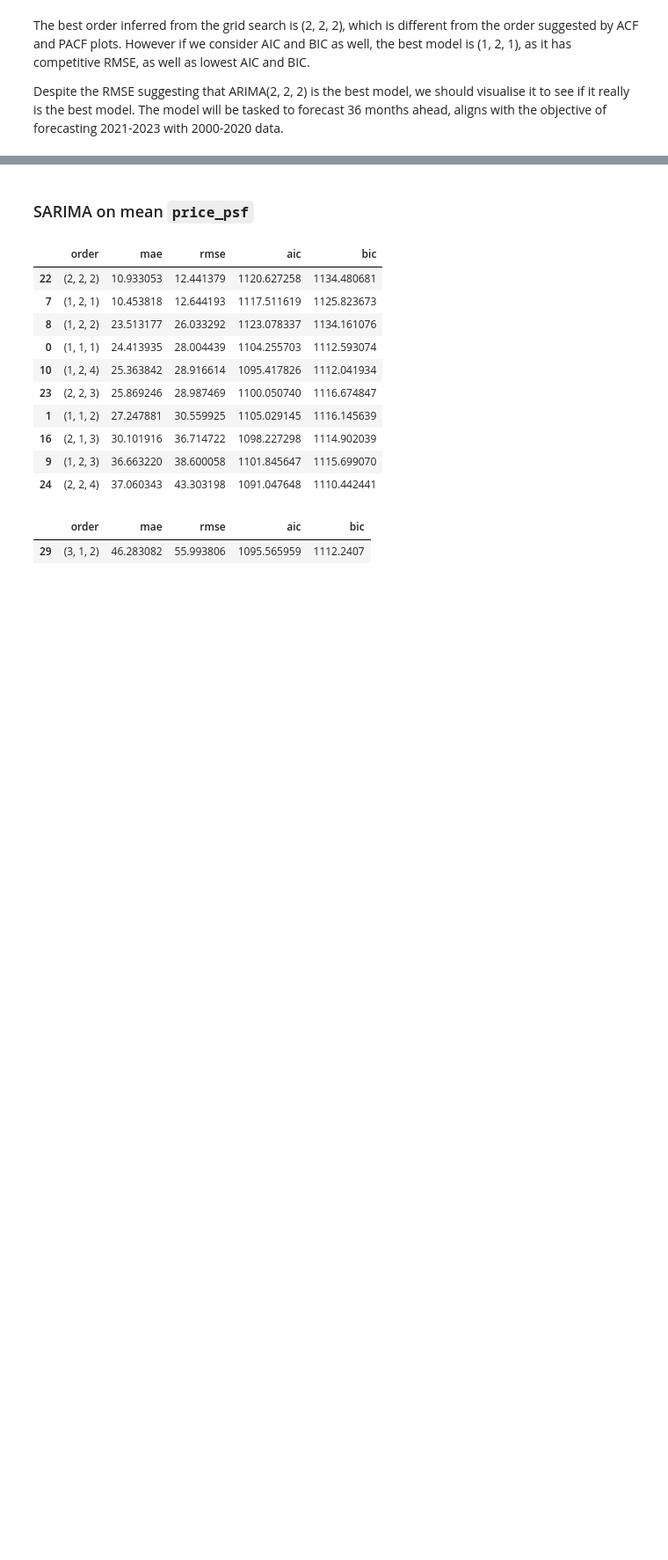
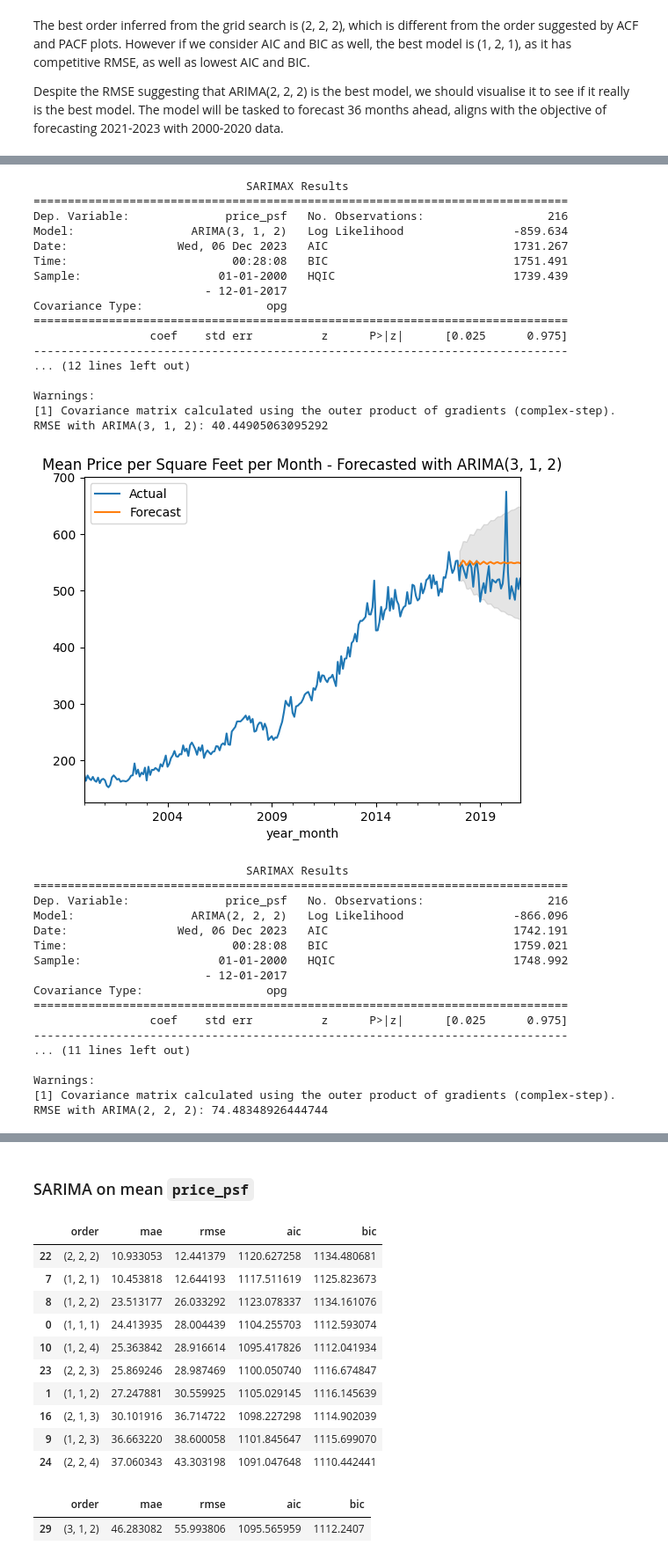
Before and after one commit to yuenherny/kl-house-price-forecasting, a Jupyter notebook: notebooks/Transactions - 06 Time Series Modelling.ipynb, the cells around one changed output, grey strips where cells are left out. Shown at 88% size. Saved outputs shown, nothing was run; the diff lists cells and outputs as text; code cells hidden in the pictures; blank space fills up the shorter version.

```diff
--- a/notebooks/Transactions - 06 Time Series Modelling.ipynb
+++ b/notebooks/Transactions - 06 Time Series Modelling.ipynb
@@ -850,7 +857,2 @@ def plot_arima_forecast(data, order, forecast_length=12):
     plt.legend(['Actual', 'Forecast'])
     plt.show()
-# %%
-best_order = (2, 2, 2)
-forecast_length = 36
-
-plot_arima_forecast(mean_monthly_price_psf['price_psf'], best_order, forecast_length)
@@ -880,5 +858,0 @@ Let's try ARIMA(3, 1, 2) and (2, 2, 4) on the mean `price_psf`.
-# %%
-best_order = (1, 2, 1)
-forecast_length = 36
-
-plot_arima_forecast(mean_monthly_price_psf['price_psf'], best_order, forecast_length)
@@ -906,5 +858,0 @@ Like ARIMA(2, 2, 2), ARIMA(1, 2, 1) forecasted somewhat upward trend. Let's try
-# %%
-best_order = (3, 1, 2)
-forecast_length = 36
-
-plot_arima_forecast(mean_monthly_price_psf['price_psf'], best_order, forecast_length)
@@ -932,5 +858,0 @@ ARIMA(3, 1, 2) forecasted a slightly flat trend, aligns with the actual values.
-# %%
-best_order = (2, 2, 4)
-forecast_length = 36
-
-plot_arima_forecast(mean_monthly_price_psf['price_psf'], best_order, forecast_length)
@@ -955,0 +859,44 @@ RMSE: 73.05156303276392
+# %%
+best_orders = [(3, 1, 2), (2, 2, 2), (2, 2, 4), (1, 2, 1)]
+forecast_length = 12 * 3
+
+for best_order in best_orders:
+    with warnings.catch_warnings():
+        warnings.filterwarnings('ignore')
+        plot_train_set_forecast(ARIMA, mean_monthly_price_psf_train['price_psf'], best_order, forecast_length)
+# %% [output]
+                               SARIMAX Results
+==============================================================================
+Dep. Variable:              price_psf   No. Observations:                  216
+Model:                 ARIMA(3, 1, 2)   Log Likelihood                -859.634
+Date:                Wed, 06 Dec 2023   AIC                           1731.267
+Time:                        00:28:08   BIC                           1751.491
+Sample:                    01-01-2000   HQIC                          1739.439
+                         - 12-01-2017
+Covariance Type:                  opg
+==============================================================================
+                 coef    std err          z      P>|z|      [0.025      0.975]
+------------------------------------------------------------------------------
+... (12 lines left out)
+
+Warnings:
+[1] Covariance matrix calculated using the outer product of gradients (complex-step).
+RMSE with ARIMA(3, 1, 2): 40.44905063095292
+[figure, added]
+                               SARIMAX Results
+==============================================================================
+Dep. Variable:              price_psf   No. Observations:                  216
+Model:                 ARIMA(2, 2, 2)   Log Likelihood                -866.096
+Date:                Wed, 06 Dec 2023   AIC                           1742.191
+Time:                        00:28:08   BIC                           1759.021
+Sample:                    01-01-2000   HQIC                          1748.992
+                         - 12-01-2017
+Covariance Type:                  opg
+==============================================================================
+                 coef    std err          z      P>|z|      [0.025      0.975]
+------------------------------------------------------------------------------
+... (11 lines left out)
+
+Warnings:
+[1] Covariance matrix calculated using the outer product of gradients (complex-step).
+RMSE with ARIMA(2, 2, 2): 74.48348926444744
```
Also changed, not shown: parts of 66 cells of this notebook.
